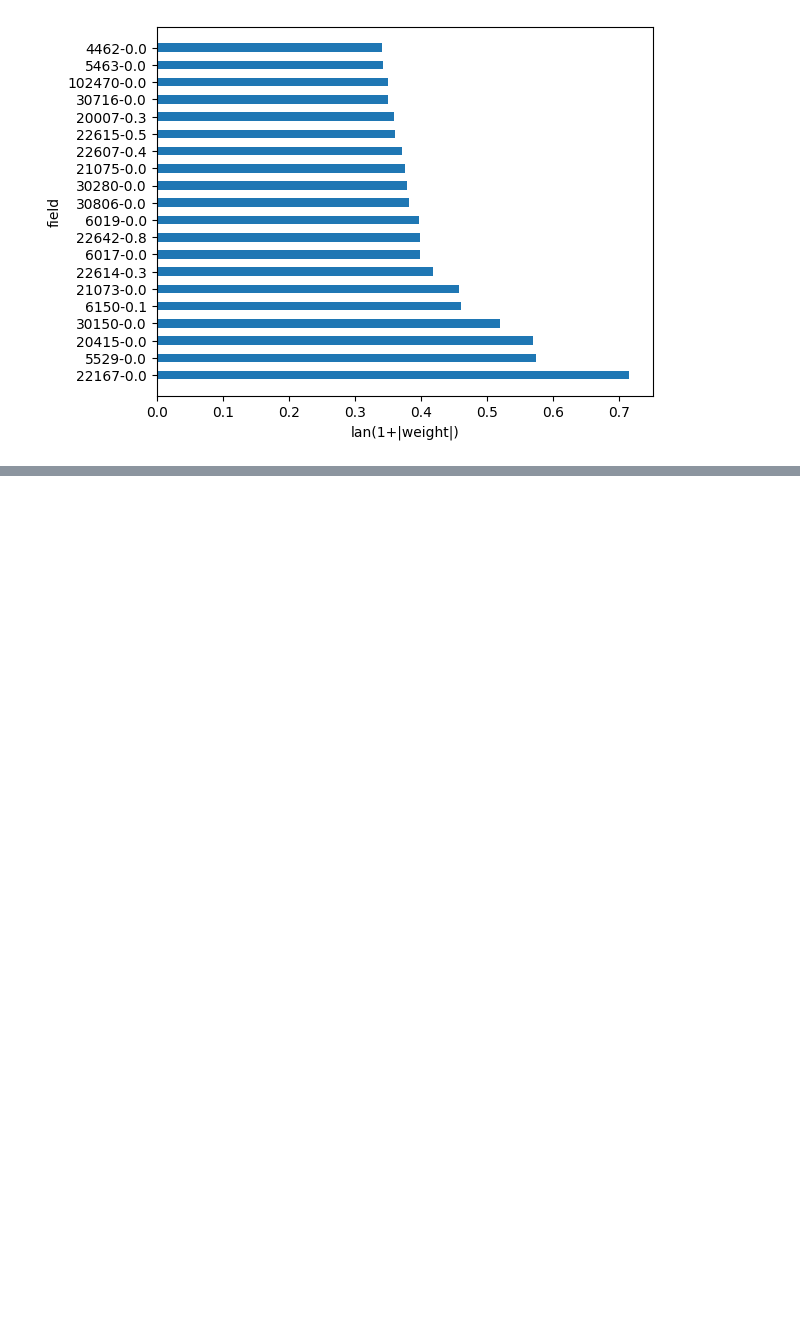
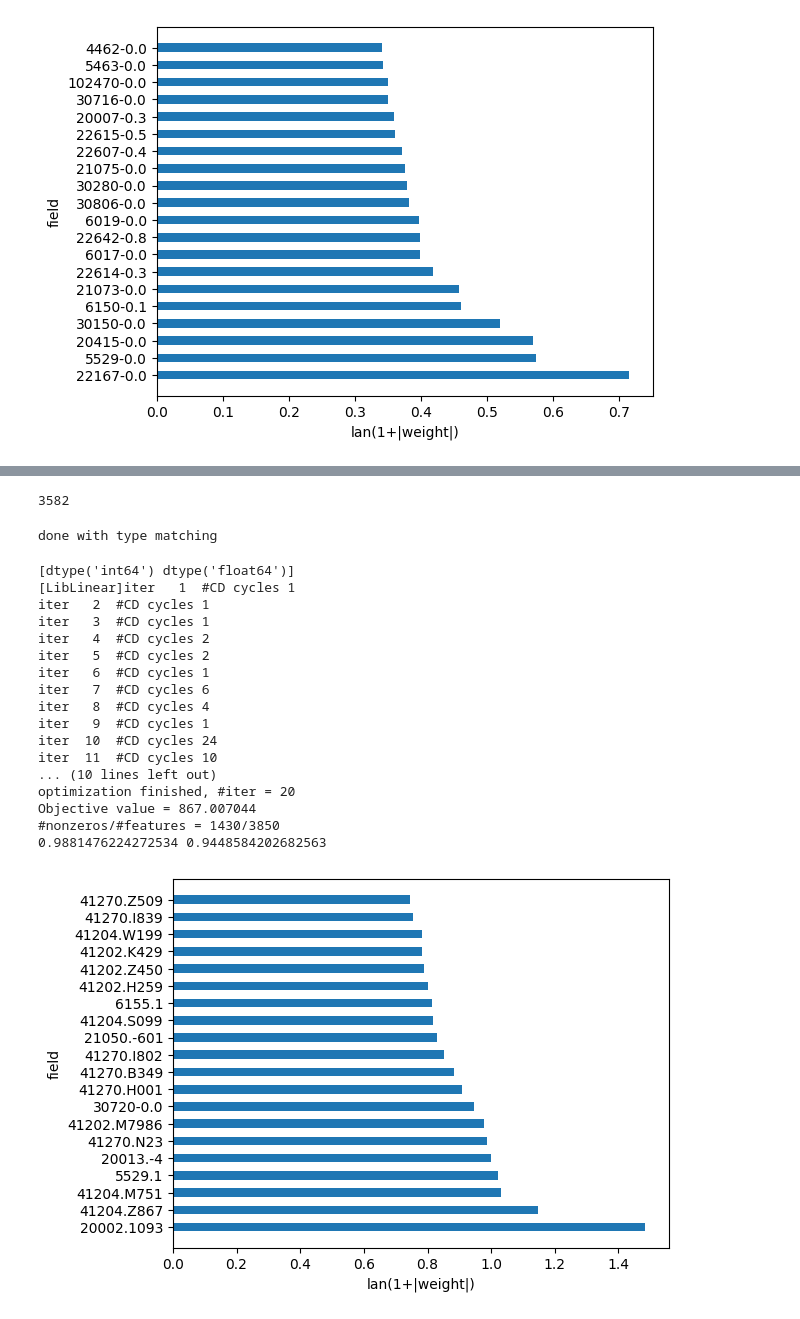
Before and after one commit to Ronemisimus/DVT_Machine_Learning_Research, a Jupyter notebook: server_files/tests.ipynb, the cells around one changed output, grey strips where cells are left out. Drawn from its saved outputs; the diff is of its cells as text; code cells hidden in the pictures; blank space fills up the shorter version.

```diff
--- a/server_files/tests.ipynb
+++ b/server_files/tests.ipynb
@@ -671,0 +680,26 @@ Objective value = 3581.101763
+# %%
+import experiment
+
+clf, x_cols = experiment.experiment("six_exp", True)
+experiment.plot_fields("six_exp", x_cols, clf.coef_[0], 20)
+# %% [output]
+3582
+done with type matching
+[dtype('int64') dtype('float64')]
+[LibLinear]iter   1  #CD cycles 1
+iter   2  #CD cycles 1
+iter   3  #CD cycles 1
+iter   4  #CD cycles 2
+iter   5  #CD cycles 2
+iter   6  #CD cycles 1
+iter   7  #CD cycles 6
+iter   8  #CD cycles 4
+iter   9  #CD cycles 1
+iter  10  #CD cycles 24
+iter  11  #CD cycles 10
+... (10 lines left out)
+optimization finished, #iter = 20
+Objective value = 867.007044
+#nonzeros/#features = 1430/3850
+0.9881476224272534 0.9448584202682563
+[figure, added]
```
Also changed, not shown: parts of 18 cells of this notebook, 1 other file.
